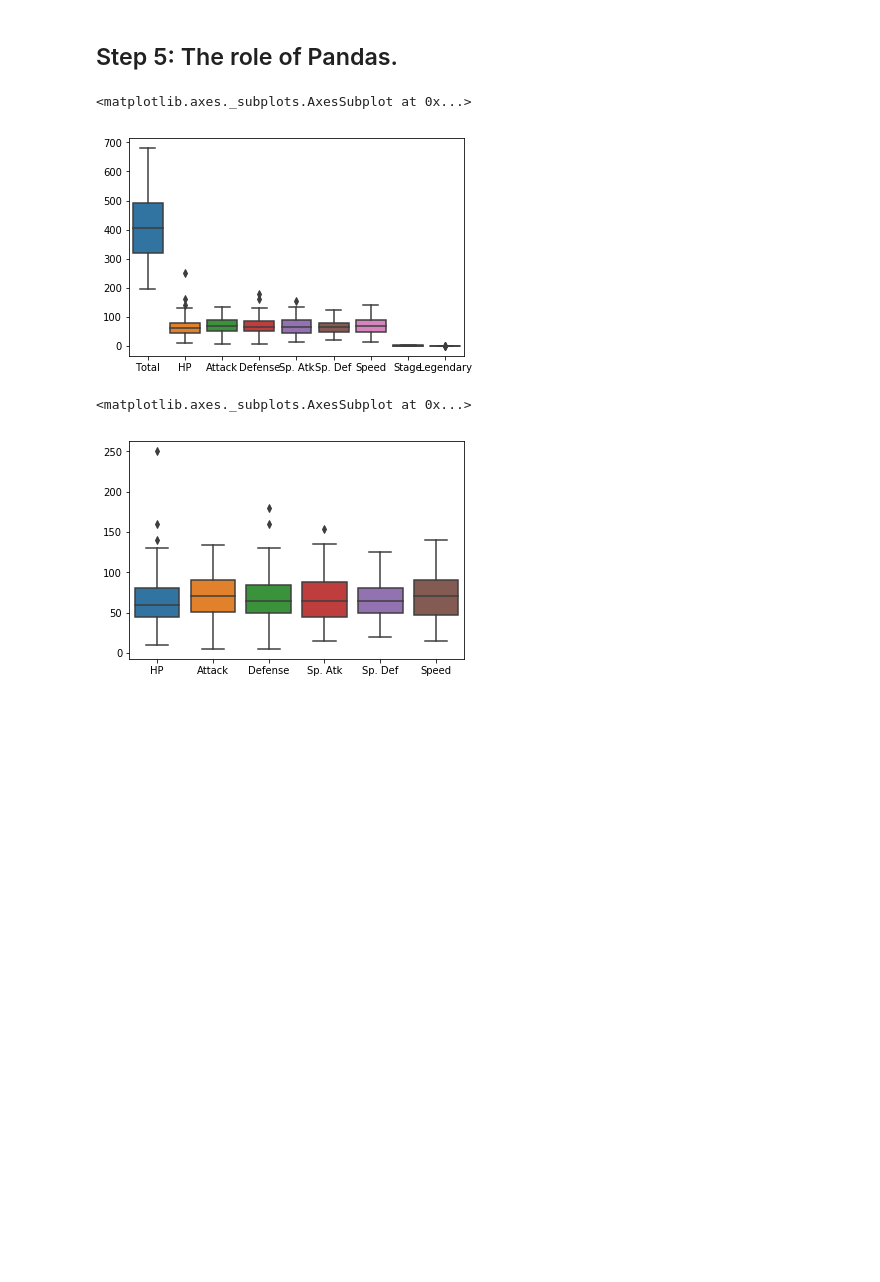
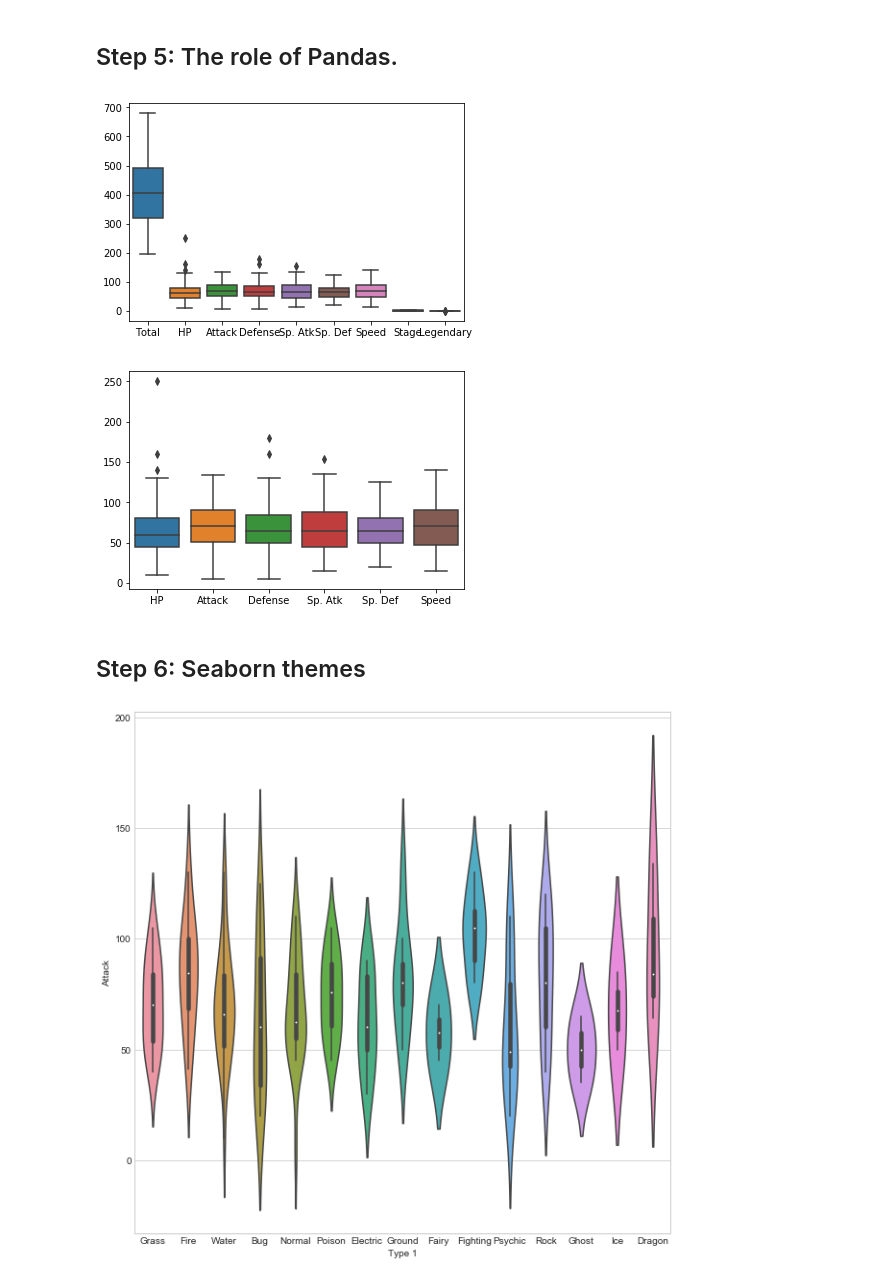
Before and after one commit to rodolfo-mendes/tutorials, a Jupyter notebook: elitedatascience/python-seaborn-tutorial/python-seaborn-tutorial.ipynb, the cells around one changed output. Saved outputs shown, nothing was run; the diff lists cells and outputs as text; code cells hidden in the pictures; blank space fills up the shorter version.

Commit message:
python-seaborn-tutorial: tutorial completed

```diff
--- a/elitedatascience/python-seaborn-tutorial/python-seaborn-tutorial.ipynb
+++ b/elitedatascience/python-seaborn-tutorial/python-seaborn-tutorial.ipynb
@@ -42,13 +48,22 @@ plt.ylim(0, None)
 # %% [markdown]
 ## Step 5: The role of Pandas.
 # %%
-sns.boxplot(data=df)
+_ = sns.boxplot(data=df)
 # %% [output]
-<matplotlib.axes._subplots.AxesSubplot at 0x...>
 [figure]
 # %%
 stats_df = df.drop(columns=['Total', 'Stage', 'Legendary'])
-sns.boxplot(data=stats_df)
+_ = sns.boxplot(data=stats_df)
 # %% [output]
-<matplotlib.axes._subplots.AxesSubplot at 0x...>
 [figure]
+# %% [markdown]
+## Step 6: Seaborn themes
+# %%
+# set theme
+sns.set_style('whitegrid')
+
+# violin plot
+fig = plt.figure(figsize=(10, 10))
+_ = sns.violinplot(x='Type 1' , y='Attack', data=df)
+# %% [output]
+[figure, added]
```
Also changed, not shown: parts of 29 cells of this notebook.
